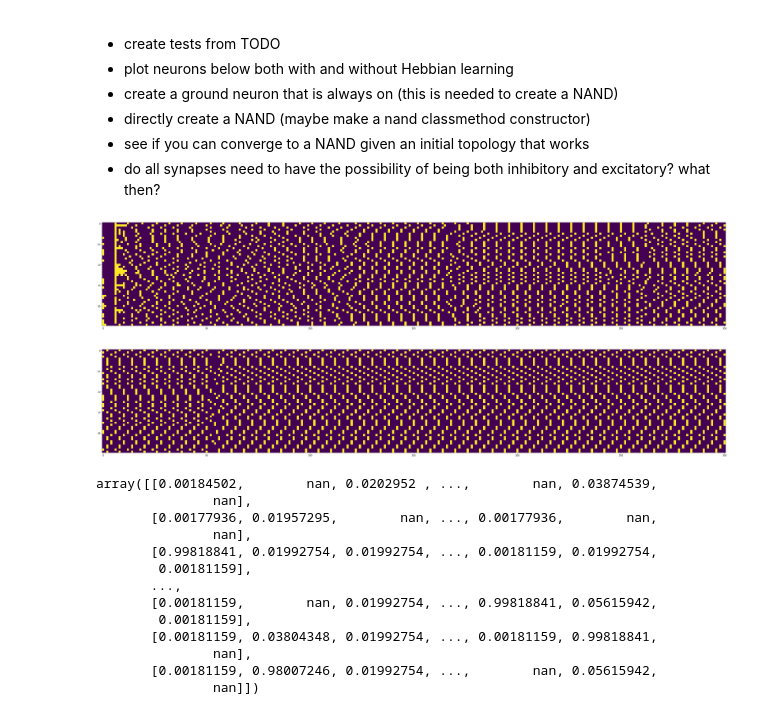
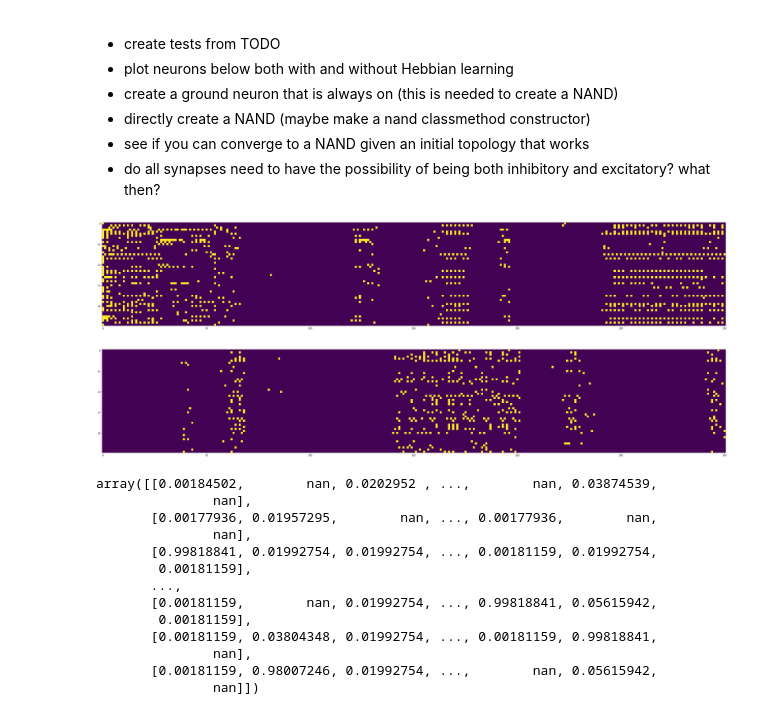
Before and after one commit to JnBrymn/build-a-brain, a Jupyter notebook: playground.ipynb, the cells around one changed output. Drawn from its saved outputs; the diff is of its cells as text; code cells hidden in the pictures.

```diff
--- a/playground.ipynb
+++ b/playground.ipynb
@@ -15,18 +15,25 @@ import brain; import importlib; importlib.reload(brain);
 # %%
 b = brain.Brain(
     num_neurons=50,
-    excitatory_synaptic_density=0.4,
-    inhibitory_synaptic_density=0.3,
+    excitatory_synaptic_density=0.2,
+    inhibitory_synaptic_density=0.4,
+    neuronal_threshold=1,
+    probability_of_random_excitation=0.001,
     initial_active_neuron_density=0.5,
-    neuronal_max_threshold=5,
 )
-b.simulate_brain(300)
+b.simulate_brain(
+    300,
+    with_hebbian_learning=True,
+)
 # %% [output]
-[figure, old version]
+[figure, new version]
 # %%
-b.simulate_brain(300)
+b.simulate_brain(
+    300,
+    with_hebbian_learning=True,
+)
 # %% [output]
-[figure, old version]
+[figure, new version]
 # %%
 (b.synapses_a / (b.synapses_a + b.synapses_b))
 # %% [output]
```
Also changed, not shown: 2 other files.
